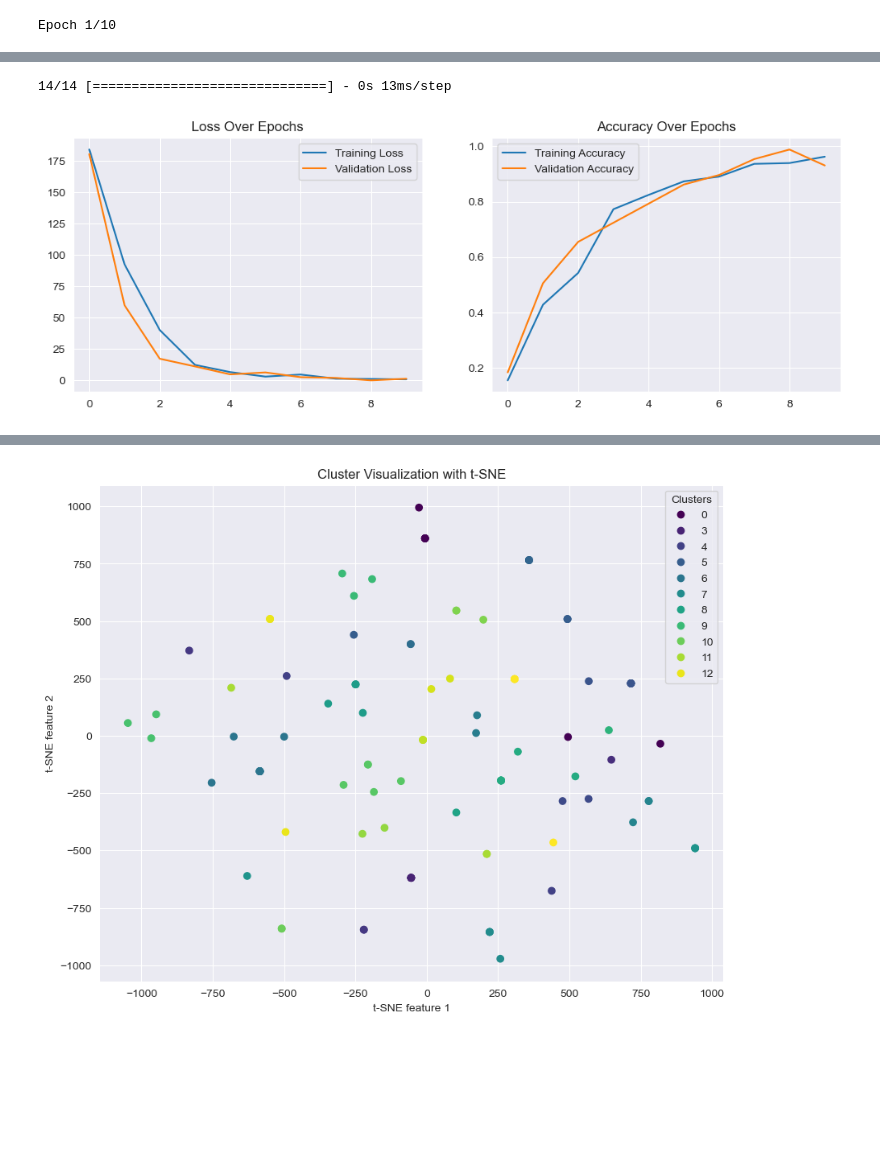
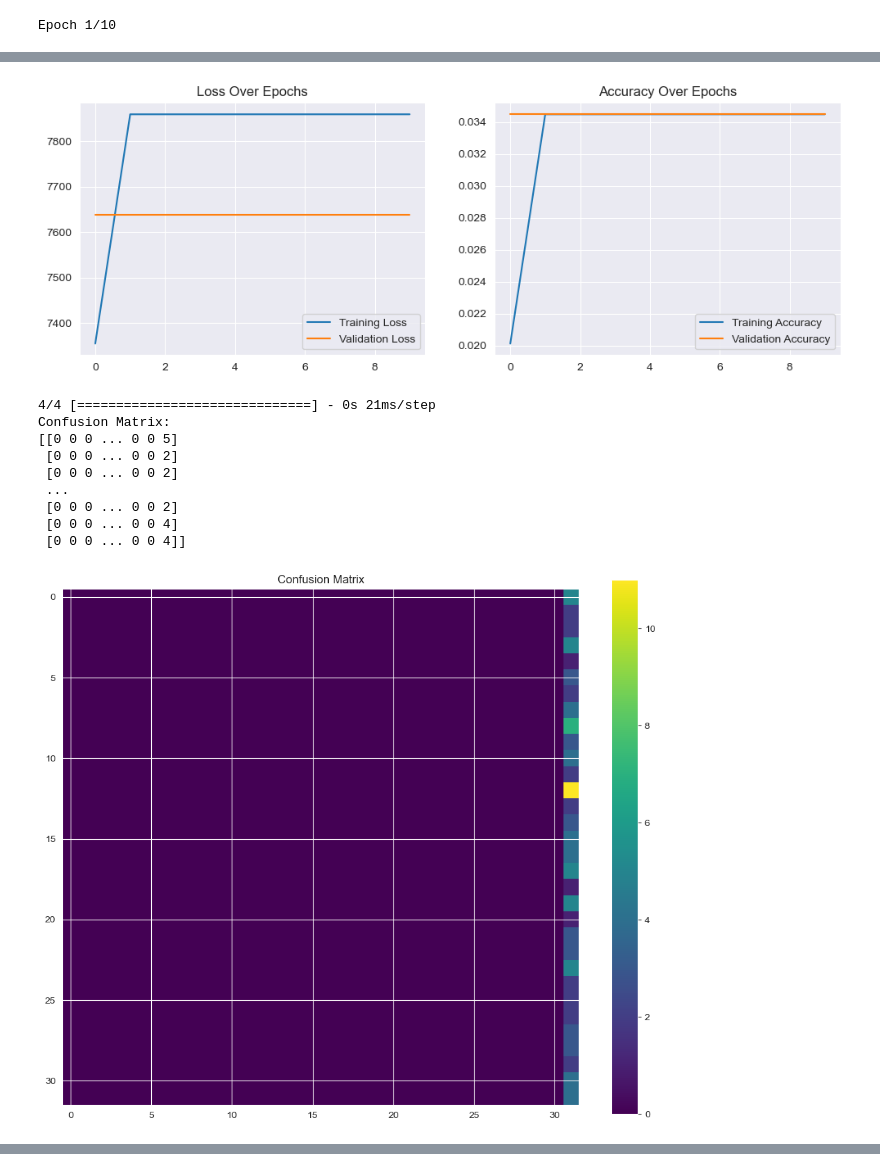
Before and after one commit to chengxinzhaox/ML-Learn-recourses, a Jupyter notebook: cw2/demo2.ipynb, the cells around one changed output, grey strips where cells are left out. Cells and saved outputs as stored; diff of their text form; code cells hidden in the pictures; blank space fills up the shorter version.

```diff
--- a/cw2/demo2.ipynb
+++ b/cw2/demo2.ipynb
@@ -11,6 +11,8 @@ from keras.models import Sequential
 from keras.layers import Dense, Flatten
 import matplotlib.pyplot as plt
 from scipy.stats import mode
+import tensorflow as tf
+
 
 
 # 数据预处理
@@ -28,23 +30,32 @@ def load_images(image_paths, target_size=(256, 256)):
     return np.array(images), np.array(labels)
 
 
-# ANN模型
+# ANN模型，使用自定义的categorical_cross_entropy_loss
+
 class ANNModel:
     def __init__(self, input_shape, num_classes):
         self.model = Sequential([
             Flatten(input_shape=input_shape),
             Dense(128, activation='relu'),
-            Dense(128, activation='relu'),
+            Dense(64, activation='relu'),
             Dense(num_classes, activation='softmax')
         ])
-        self.model.compile(optimizer='adam', loss='sparse_categorical_crossentropy', metrics=['accuracy'])
+        self.model.compile(optimizer='adam', loss=self.categorical_cross_entropy_loss, metrics=['accuracy'])
 
-    def train(self, X_train, y_train):
-        return self.model.fit(X_train, y_train, epochs=10, batch_size=32, validation_split=0.2)
+    def categorical_cross_entropy_loss(self, y_true, y_pred):
+        # 将 y_true 转换为浮点数类型
+        y_true = tf.cast(y_true, tf.float32)
+        epsilon = 1e-7  # 防止对数运算中的数值不稳定
+        y_pred = tf.clip_by_value(y_pred, epsilon, 1. - epsilon)  # 将预测值限制在 epsilon 和 1-epsilon 之间
+        loss = -tf.reduce_sum(y_true * tf.math.log(y_pred), axis=-1)
+        return tf.reduce_mean(loss)
+
+    def train(self, X, y):
+        history = self.model.fit(X, y, epochs=10, validation_split=0.2)
+        return history
 
     def predict(self, X):
         return self.model.predict(X)
-
 
 # 无监督模型 (GMM)
 class UnsupervisedGMM:
@@ -132,6 +143,13 @@ conf_matrix = confusion_matrix(y_test, mapped_predictions)
 print('Confusion Matrix:')
 print(conf_matrix)
 
+# 绘制混淆矩阵
+plt.figure(figsize=(12, 10))
+plt.imshow(conf_matrix, cmap='viridis')
+plt.title('Confusion Matrix')
+plt.colorbar()
+plt.show()
+
 # 输出分类报告
 print('Classification Report:')
 print(classification_report(y_test, mapped_predictions))
@@ -166,2 +185,11 @@ Epoch 10/10
+[figure, new version]
-14/14 [==============================] - 0s 13ms/step
+4/4 [==============================] - 0s 21ms/step
+Confusion Matrix:
+[[0 0 0 ... 0 0 5]
+ [0 0 0 ... 0 0 2]
+ [0 0 0 ... 0 0 2]
+ ...
+ [0 0 0 ... 0 0 2]
+ [0 0 0 ... 0 0 4]
+ [0 0 0 ... 0 0 4]]
-[figure, old version]
+[figure, new version]
@@ -185,4 +213,3 @@ Clustering Accuracy: 0.926605504587156
-[figure, old version]
 # %%
 def visualize_clusters_with_labels(X, y, model, perplexity=30, learning_rate=200):
     # 通过神经网络模型提取特征
```
Also changed, not shown: parts of 2 cells of this notebook.
